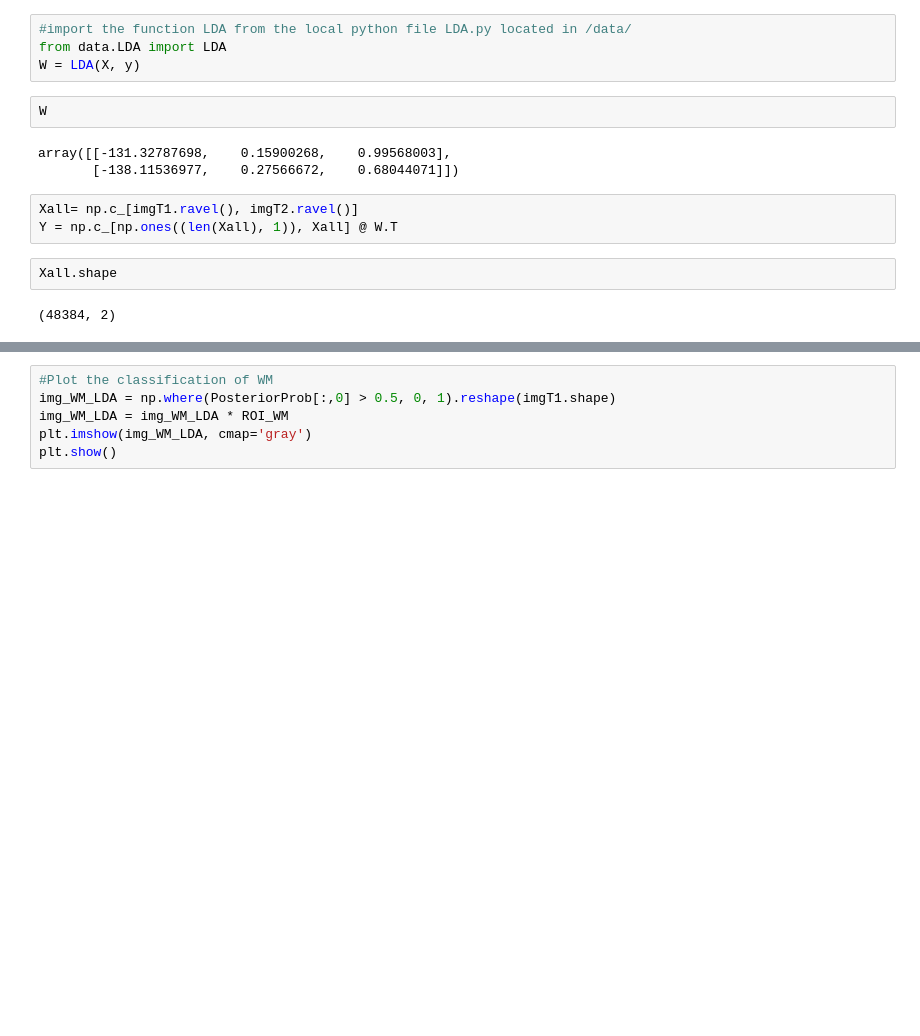
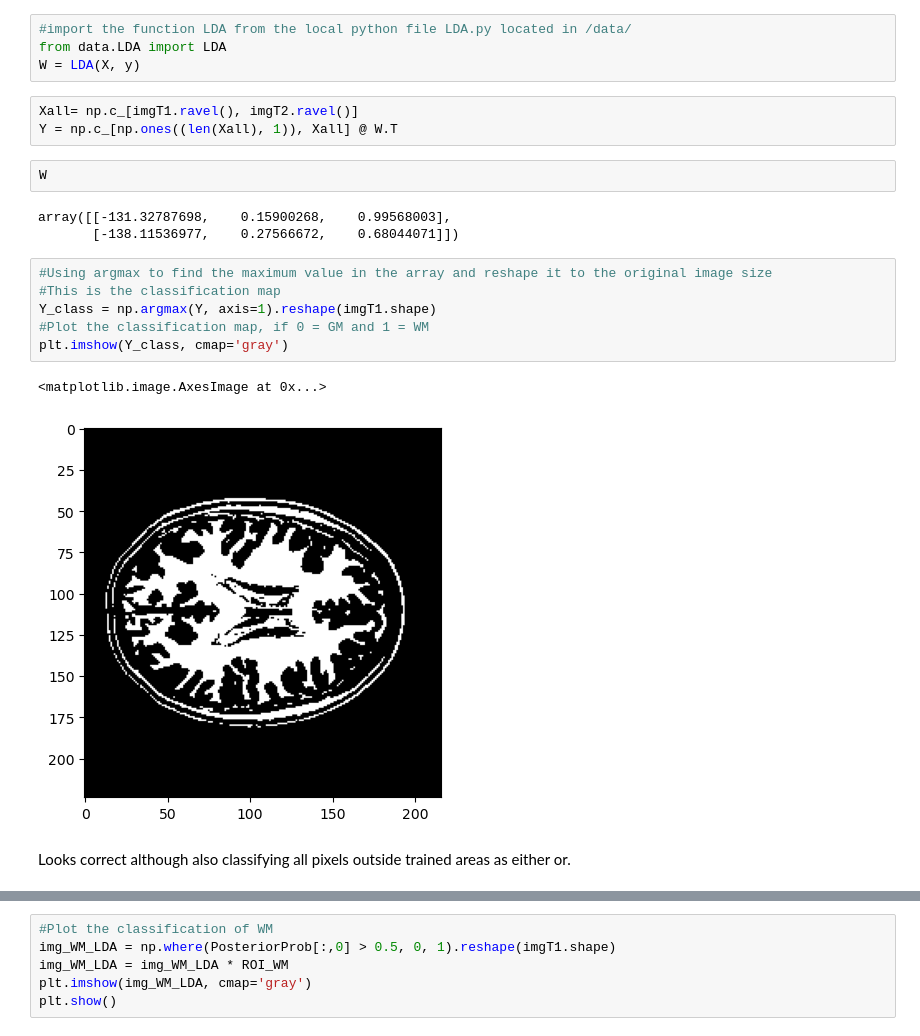
Before and after one commit to jalkestrup/dtuimageanalysis, a Jupyter notebook: exercises/ex6b-AdvancedPixelClassification/ex6_b.ipynb, the cells around one changed output, grey strips where cells are left out. Saved outputs shown, nothing was run; the diff lists cells and outputs as text; blank space fills up the shorter version.

```diff
--- a/exercises/ex6b-AdvancedPixelClassification/ex6_b.ipynb
+++ b/exercises/ex6b-AdvancedPixelClassification/ex6_b.ipynb
@@ -159,15 +155,22 @@ y = np.concatenate((y_GM, y_WM))
 #import the function LDA from the local python file LDA.py located in /data/
 from data.LDA import LDA
 W = LDA(X, y)
+# %%
+Xall= np.c_[imgT1.ravel(), imgT2.ravel()]
+Y = np.c_[np.ones((len(Xall), 1)), Xall] @ W.T
 # %%
 W
 # %% [output]
 array([[-131.32787698,    0.15900268,    0.99568003],
        [-138.11536977,    0.27566672,    0.68044071]])
-# %%
-Xall= np.c_[imgT1.ravel(), imgT2.ravel()]
-Y = np.c_[np.ones((len(Xall), 1)), Xall] @ W.T
-# %%
-Xall.shape
-# %% [output]
-(48384, 2)
+# %%
+#Using argmax to find the maximum value in the array and reshape it to the original image size
+#This is the classification map
+Y_class = np.argmax(Y, axis=1).reshape(imgT1.shape)
+#Plot the classification map, if 0 = GM and 1 = WM
+plt.imshow(Y_class, cmap='gray')
+# %% [output]
+<matplotlib.image.AxesImage at 0x...>
+[figure, added]
+# %% [markdown]
+Looks correct although also classifying all pixels outside trained areas as either or.
```
Also changed, not shown: parts of 11 cells of this notebook.
